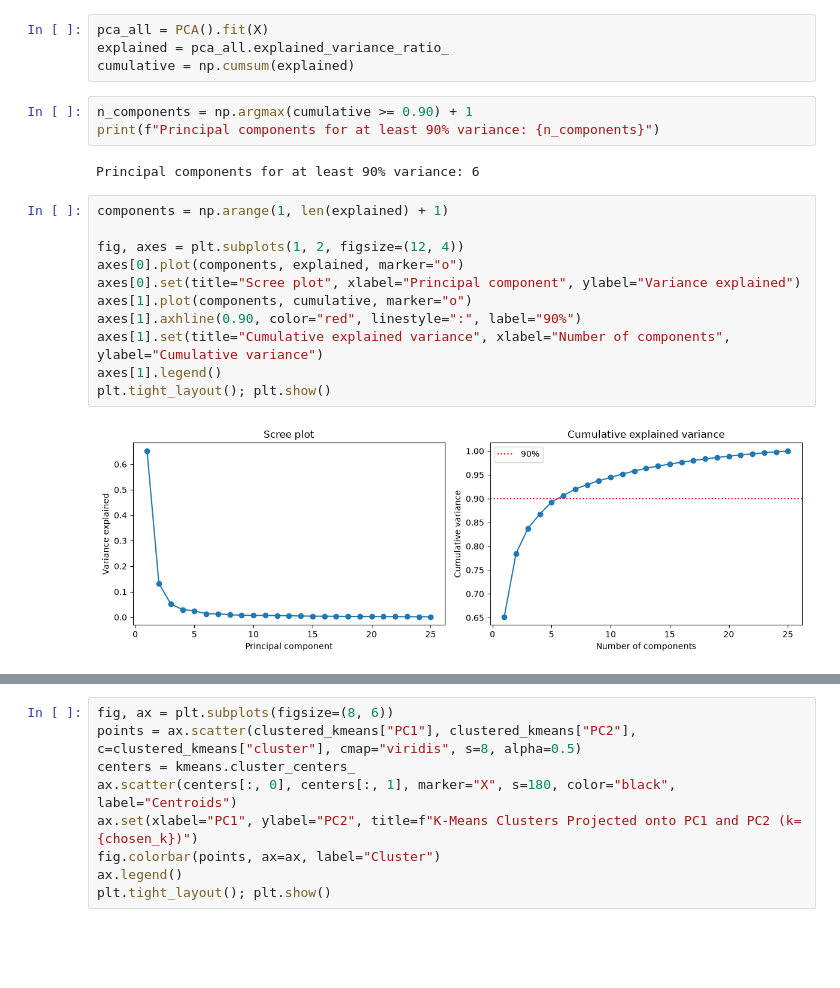
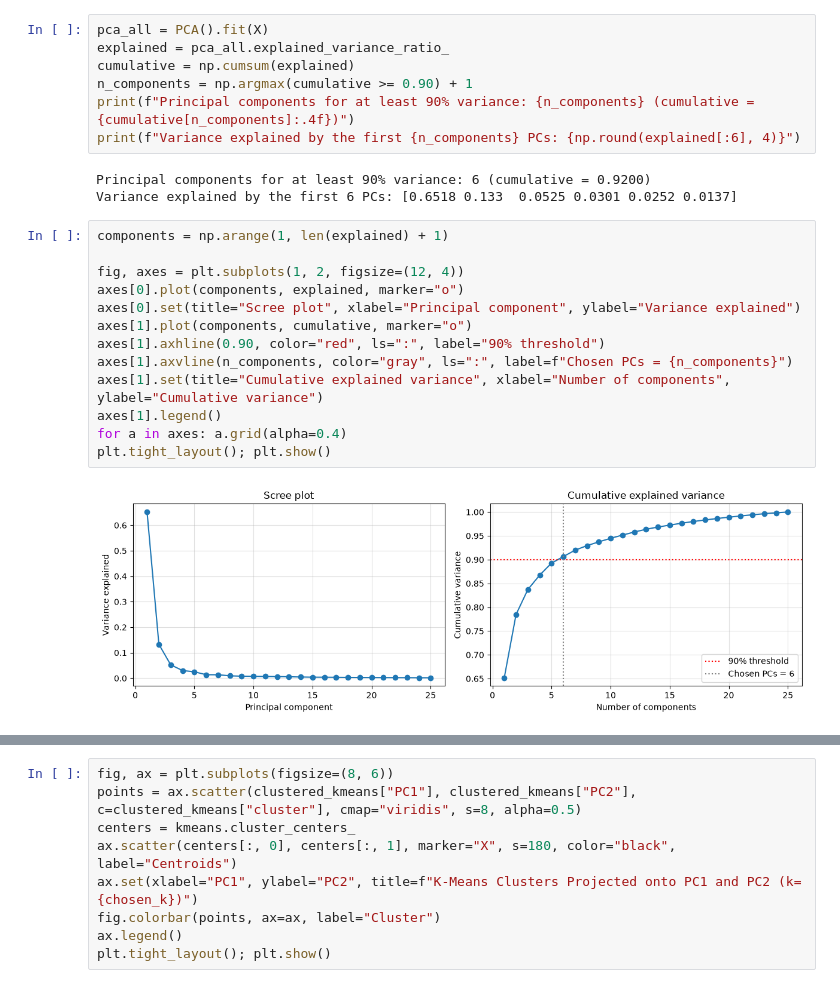
Before and after one commit to MaxWeisz88/COSI104A_HW6, a Jupyter notebook: tasks2.ipynb, the cells around one changed output, grey strips where cells are left out. Saved outputs shown, nothing was run; the diff lists cells and outputs as text; blank space fills up the shorter version.

```diff
--- a/tasks2.ipynb
+++ b/tasks2.ipynb
@@ -24,24 +34,27 @@ dates = dates.loc[valid_X]
 pca_all = PCA().fit(X)
 explained = pca_all.explained_variance_ratio_
 cumulative = np.cumsum(explained)
+n_components = np.argmax(cumulative >= 0.90) + 1
+print(f"Principal components for at least 90% variance: {n_components} (cumulative = {cumulative[n_components]:.4f})")
+print(f"Variance explained by the first {n_components} PCs: {np.round(explained[:6], 4)}")
+# %% [output]
+Principal components for at least 90% variance: 6 (cumulative = 0.9200)
+Variance explained by the first 6 PCs: [0.6518 0.133  0.0525 0.0301 0.0252 0.0137]
-# %%
-n_components = np.argmax(cumulative >= 0.90) + 1
-print(f"Principal components for at least 90% variance: {n_components}")
-# %% [output]
-Principal components for at least 90% variance: 6
 # %%
 components = np.arange(1, len(explained) + 1)
 
 fig, axes = plt.subplots(1, 2, figsize=(12, 4))
 axes[0].plot(components, explained, marker="o")
 axes[0].set(title="Scree plot", xlabel="Principal component", ylabel="Variance explained")
 axes[1].plot(components, cumulative, marker="o")
-axes[1].axhline(0.90, color="red", linestyle=":", label="90%")
+axes[1].axhline(0.90, color="red", ls=":", label="90% threshold")
+axes[1].axvline(n_components, color="gray", ls=":", label=f"Chosen PCs = {n_components}")
 axes[1].set(title="Cumulative explained variance", xlabel="Number of components", ylabel="Cumulative variance")
 axes[1].legend()
+for a in axes: a.grid(alpha=0.4)
 plt.tight_layout(); plt.show()
 # %% [output]
-[figure, old version]
+[figure, new version]
 # %%
 pca = PCA(n_components=n_components)
 scores = pca.fit_transform(X)
```
Also changed, not shown: parts of 20 cells of this notebook, 3 other files.
